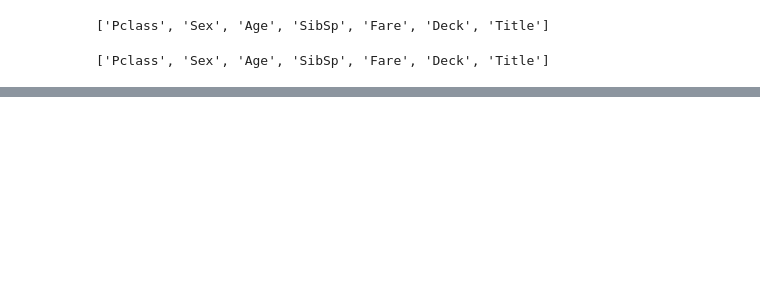
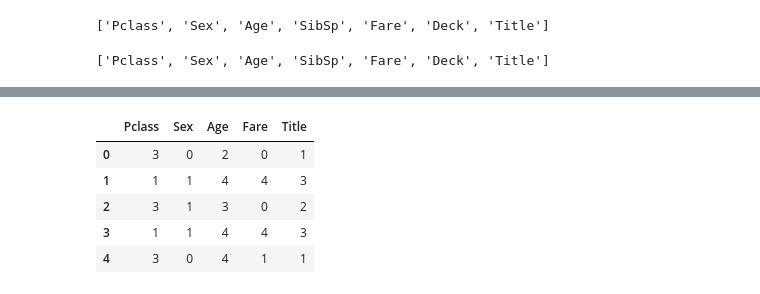
Before and after one commit to julie-huang/titanic, a Jupyter notebook: Titanic Machine Learning From Disaster.ipynb, the cells around one changed output, grey strips where cells are left out. Saved outputs shown, nothing was run; the diff lists cells and outputs as text; code cells hidden in the pictures; blank space fills up the shorter version.

```diff
--- a/Titanic Machine Learning From Disaster.ipynb
+++ b/Titanic Machine Learning From Disaster.ipynb
@@ -362,0 +426,5 @@ print(acc_rf)
+# %%
+# retrain model by removing sibsp, deck
+
+tr = train_df.drop(['SibSp', 'Deck'], axis=1)
+te = test_df.drop(['SibSp', 'Deck'], axis=1)
@@ -362,0 +463,9 @@ print(acc_rf)
+# %%
+tr.head()
+# %% [output]
+|  | Pclass | Sex | Age | Fare | Title |
+| 0 | 3 | 0 | 2 | 0 | 1 |
+| 1 | 1 | 1 | 4 | 4 | 3 |
+| 2 | 3 | 1 | 3 | 0 | 2 |
+| 3 | 1 | 1 | 4 | 4 | 3 |
+| 4 | 3 | 0 | 4 | 1 | 1 |
```
Also changed, not shown: parts of 15 cells of this notebook, 2 other files.
